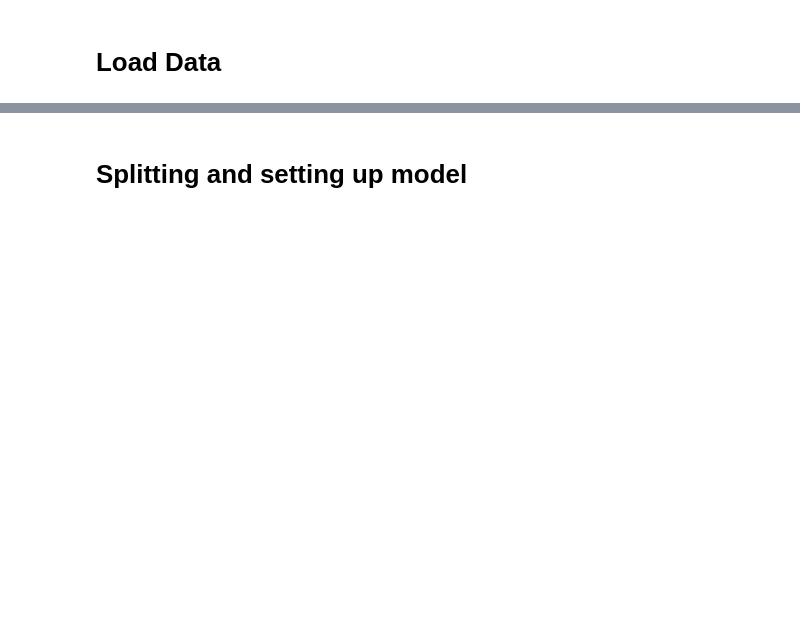
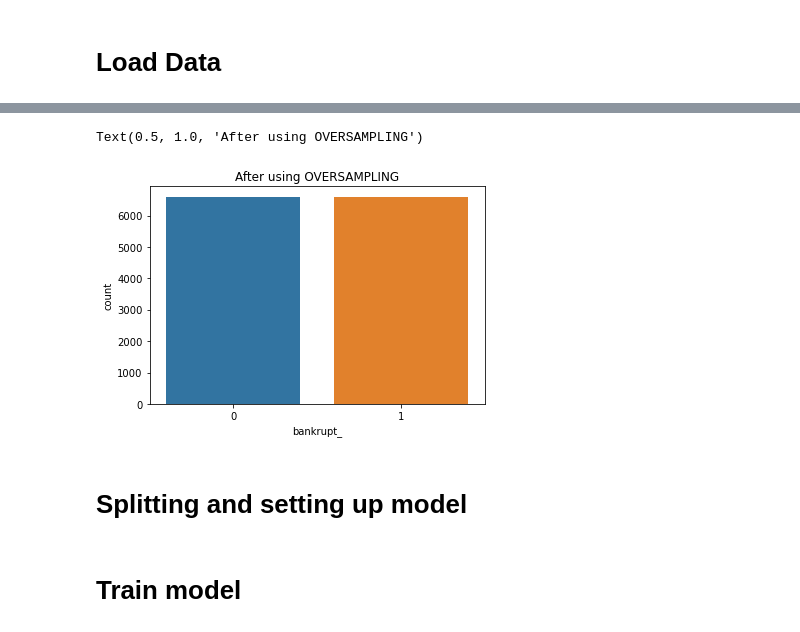
Before and after one commit to Jrajtar/Rajtar_NS2021, a Jupyter notebook: Predikcia_bankrotu.ipynb, the cells around one changed output, grey strips where cells are left out. Drawn from its saved outputs; the diff is of its cells as text; code cells hidden in the pictures; blank space fills up the shorter version.

```diff
--- a/Predikcia_bankrotu.ipynb
+++ b/Predikcia_bankrotu.ipynb
@@ -45,2 +60,14 @@ x = df.drop('bankrupt_',axis=1)
+# %%
+# najlepsie vysledky dosiahneme pomocou OVERSAMPLINGU cize vyrovnanim hodnot X a Y
+from imblearn.over_sampling import SMOTE
+
+oversample = SMOTE()
+x,y=oversample.fit_resample(x,y)
+
+sns.countplot(x=y)
+plt.title('After using OVERSAMPLING')
+# %% [output]
+Text(0.5, 1.0, 'After using OVERSAMPLING')
+[figure, added]
 # %% [markdown]
 # Splitting and setting up model
@@ -75,3 +109,5 @@ model = keras.Seqeuntial([
 
 # Funkcia zabezpecuje automaticku upravu vah na zaklade chybovosti
 model.compile(loss='binary_crossentropy', optimizer='adam', metrics=['binary_accuracy'])
+# %% [markdown]
+# Train model
```
Also changed, not shown: parts of 14 cells of this notebook.
